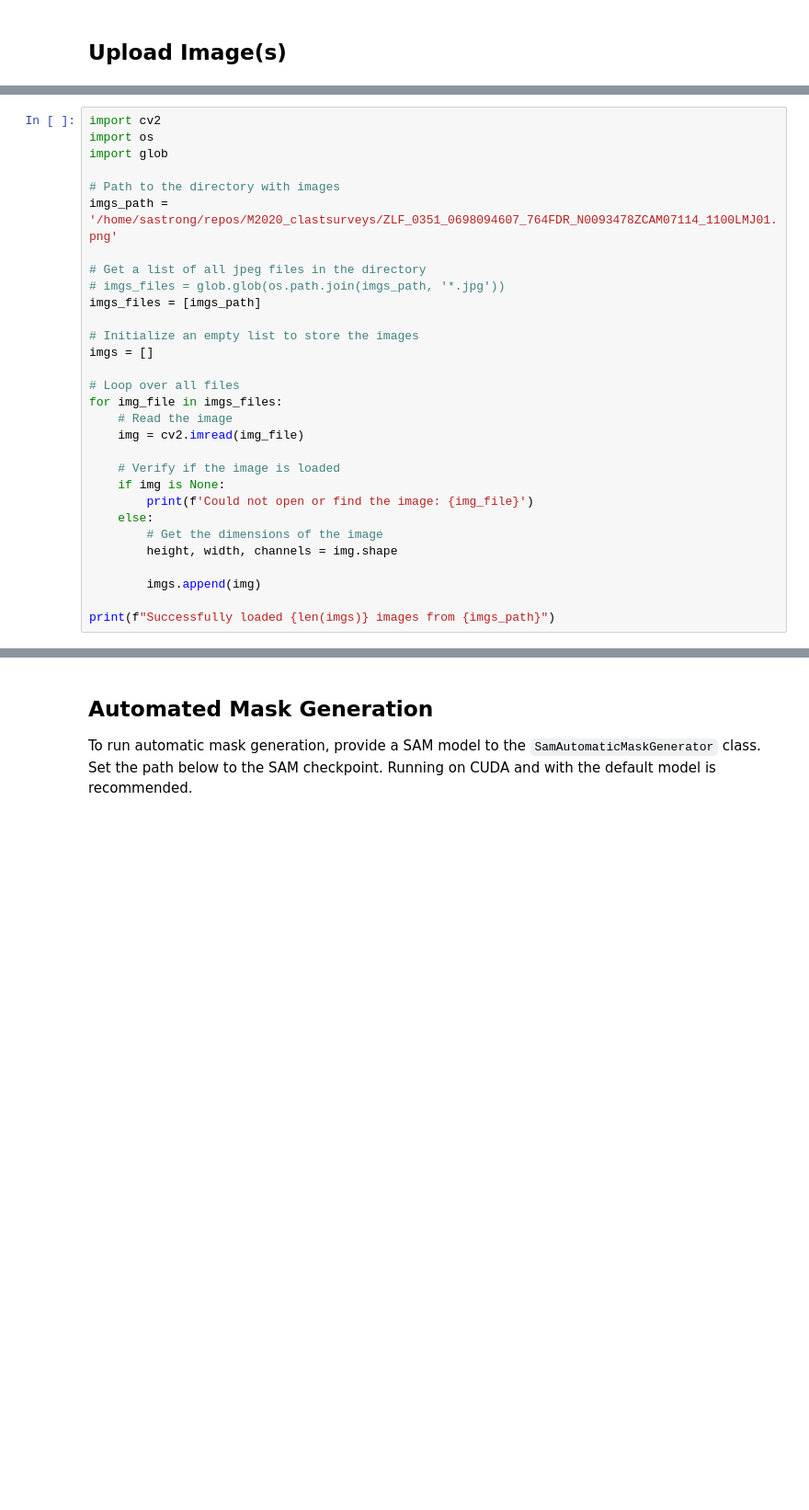
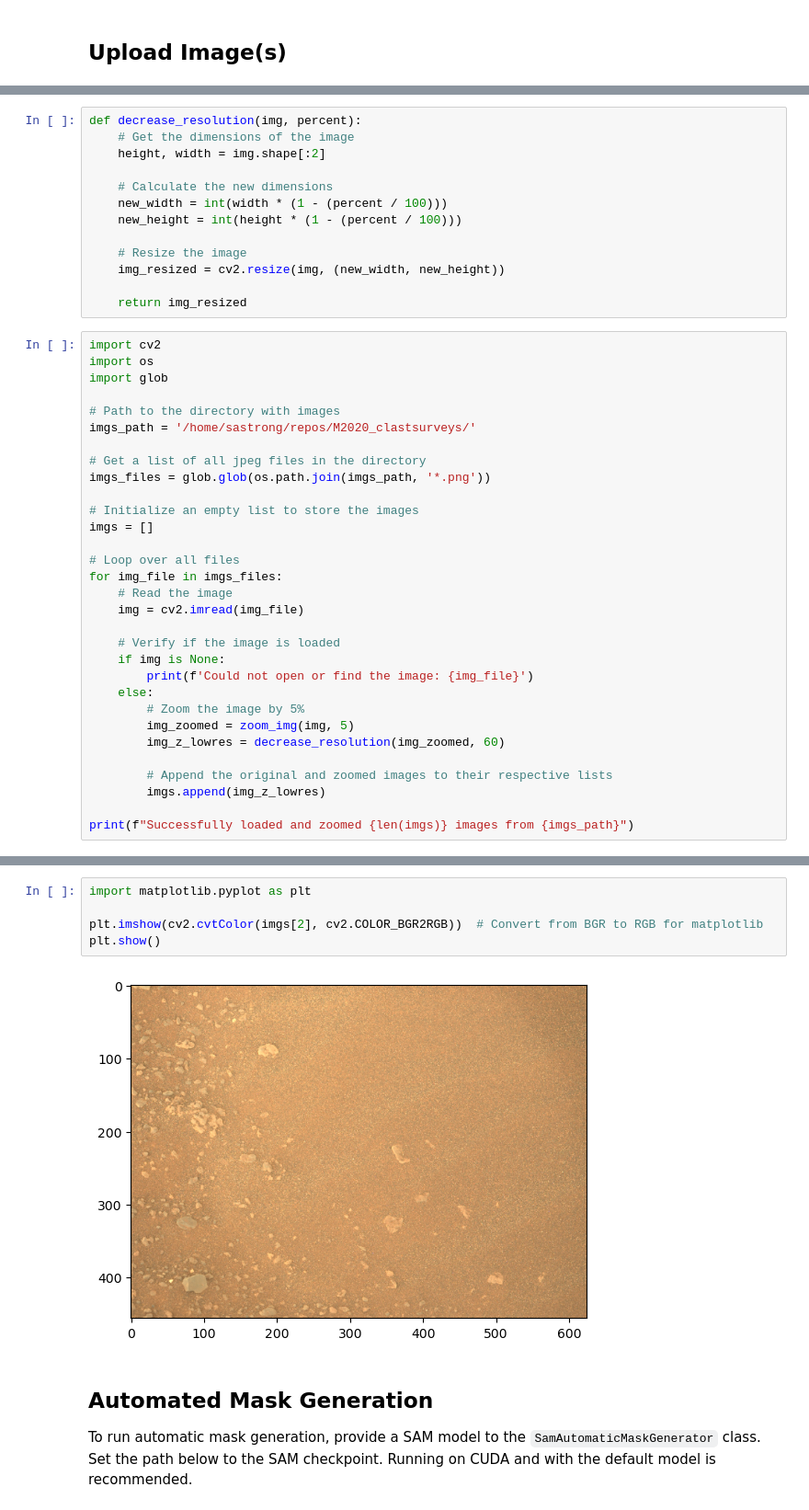
Before and after one commit to strongs20/segment-anything, a Jupyter notebook: notebooks/precise_dataset_gen.ipynb, the cells around one changed output, grey strips where cells are left out. Shown at 92% size. Cells and saved outputs as stored; diff of their text form; blank space fills up the shorter version.

```diff
--- a/notebooks/precise_dataset_gen.ipynb
+++ b/notebooks/precise_dataset_gen.ipynb
@@ -36,14 +58,26 @@ predictor = SamPredictor(sam)
+# %%
+def decrease_resolution(img, percent):
+    # Get the dimensions of the image
+    height, width = img.shape[:2]
+
+    # Calculate the new dimensions
+    new_width = int(width * (1 - (percent / 100)))
+    new_height = int(height * (1 - (percent / 100)))
+
+    # Resize the image
+    img_resized = cv2.resize(img, (new_width, new_height))
+
+    return img_resized
 # %%
 import cv2
 import os
 import glob
 
 # Path to the directory with images
-imgs_path = '/home/sastrong/repos/M2020_clastsurveys/ZLF_0351_0698094607_764FDR_N0093478ZCAM07114_1100LMJ01.png'
+imgs_path = '/home/sastrong/repos/M2020_clastsurveys/'
 
 # Get a list of all jpeg files in the directory
-# imgs_files = glob.glob(os.path.join(imgs_path, '*.jpg'))
-imgs_files = [imgs_path]
+imgs_files = glob.glob(os.path.join(imgs_path, '*.png'))
 
 # Initialize an empty list to store the images
 imgs = []
@@ -57,10 +91,12 @@ for img_file in imgs_files:
     if img is None:
         print(f'Could not open or find the image: {img_file}')
     else:
-        # Get the dimensions of the image
-        height, width, channels = img.shape
+        # Zoom the image by 5%
+        img_zoomed = zoom_img(img, 5)
+        img_z_lowres = decrease_resolution(img_zoomed, 60)
 
-        imgs.append(img)
+        # Append the original and zoomed images to their respective lists
+        imgs.append(img_z_lowres)
 
-print(f"Successfully loaded {len(imgs)} images from {imgs_path}")
+print(f"Successfully loaded and zoomed {len(imgs)} images from {imgs_path}")
 # %% [output]
@@ -68,3 +104,10 @@ Successfully loaded 1 images from /home/sastrong/repos/M2020_clastsurveys/ZLF_03
+# %%
+import matplotlib.pyplot as plt
+
+plt.imshow(cv2.cvtColor(imgs[2], cv2.COLOR_BGR2RGB))  # Convert from BGR to RGB for matplotlib
+plt.show()
+# %% [output]
+[figure, added]
 # %% [markdown]
 ## Automated Mask Generation
 
```
Also changed, not shown: parts of 16 cells of this notebook.
